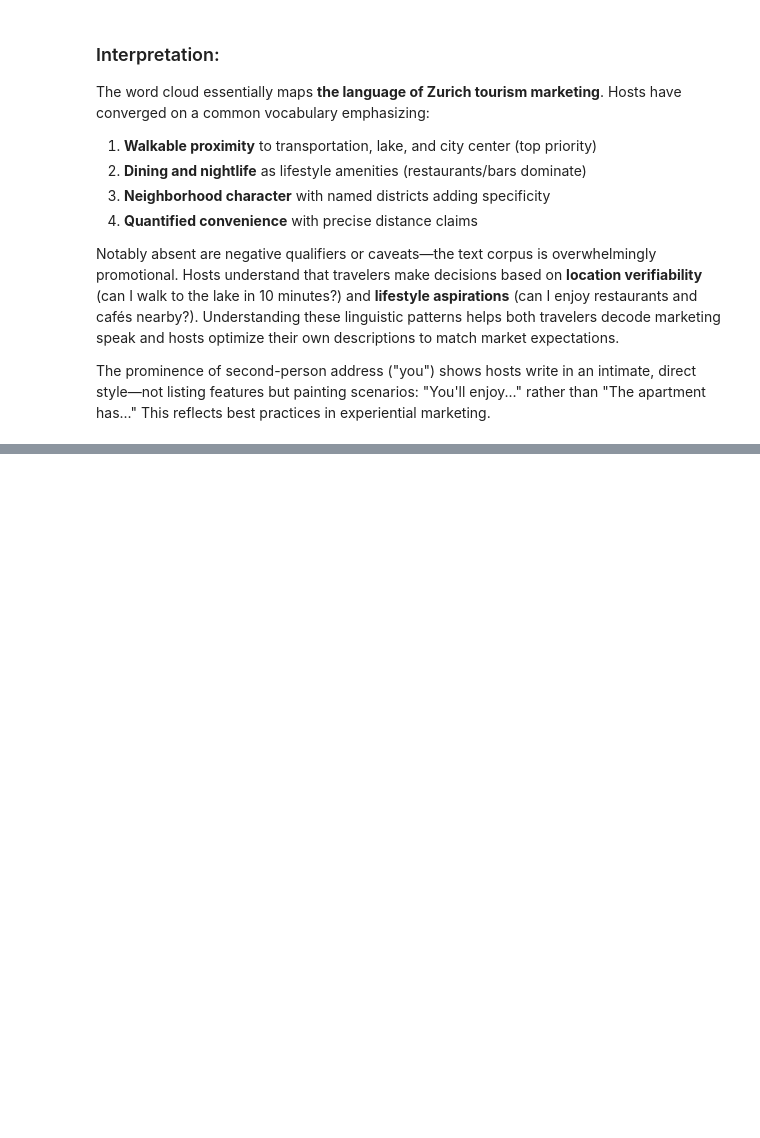
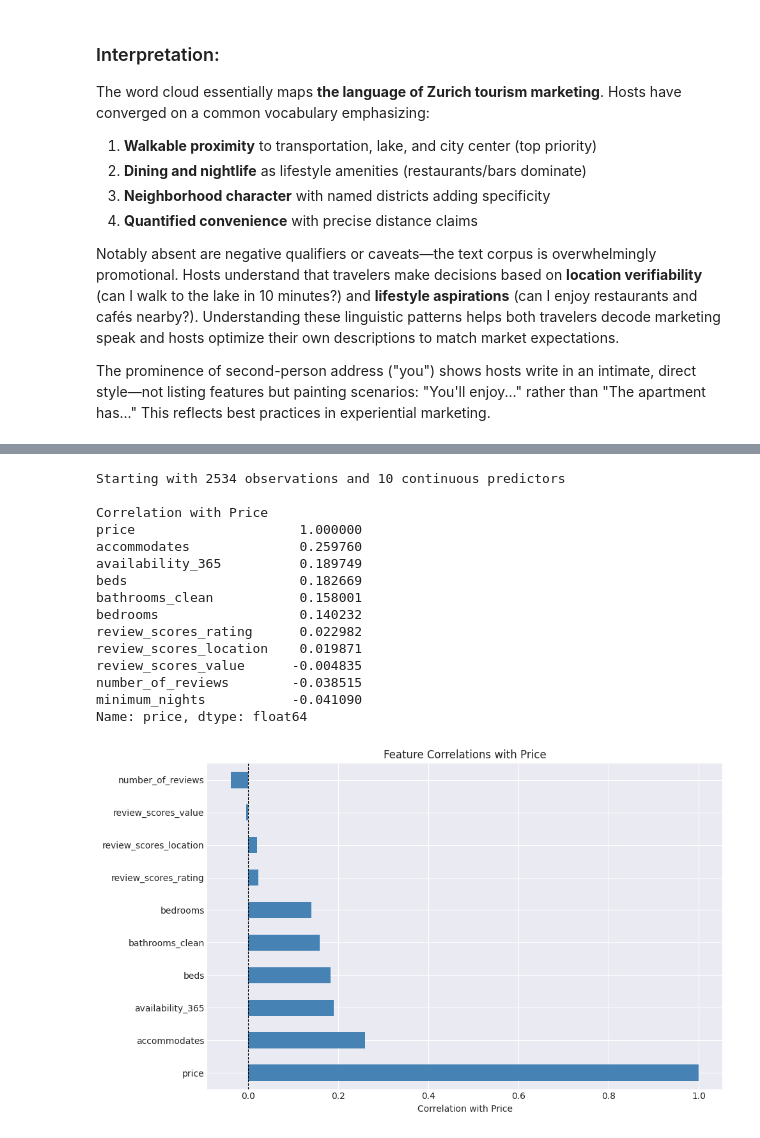
Before and after one commit to samarthya/METAD699-Project, a Jupyter notebook: zurich_airbnb.ipynb, the cells around one changed output, grey strips where cells are left out. Drawn from its saved outputs; the diff is of its cells as text; code cells hidden in the pictures; blank space fills up the shorter version.

```diff
--- a/zurich_airbnb.ipynb
+++ b/zurich_airbnb.ipynb
@@ -926,0 +976,56 @@ The prominence of second-person address ("you") shows hosts write in an intimate
+# %%
+# Feature engineering and selection
+# Create dummy variables for categorical predictors
+
+# Select candidate predictors
+# Continuous variables
+continuous_predictors = [
+    'accommodates', 'bedrooms', 'beds', 'bathrooms_clean',
+    'number_of_reviews', 'review_scores_rating',
+    'review_scores_location', 'review_scores_value',
+    'availability_365', 'minimum_nights'
+]
+
+# Categorical variables
+categorical_predictors = ['room_type', 'neighbourhood_cleansed']
+
+# Create feature dataframe
+df_model = df_regression[continuous_predictors + categorical_predictors + ['price']].copy()
+
+# Handle any remaining missing values in predictors
+for col in continuous_predictors:
+    df_model[col] = df_model[col].fillna(df_model[col].median())
+
+print(f"Starting with {len(df_model)} observations and {len(continuous_predictors)} continuous predictors")
+
+# Check correlations with price
+print("\nCorrelation with Price")
+correlations = df_model[continuous_predictors + ['price']].corr()['price'].sort_values(ascending=False)
+print(correlations)
+
+# Visualize correlations
+plt.figure(figsize=(10, 6))
+correlations[:-1].plot(kind='barh', color='steelblue')
+plt.xlabel('Correlation with Price')
+plt.title('Feature Correlations with Price')
+plt.axvline(x=0, color='black', linestyle='--', linewidth=0.8)
+plt.tight_layout()
+plt.savefig('output/correlation_with_price.png')
+plt.show()
+# %% [output]
+Starting with 2534 observations and 10 continuous predictors
+
+Correlation with Price
+price                     1.000000
+accommodates              0.259760
+availability_365          0.189749
+beds                      0.182669
+bathrooms_clean           0.158001
+bedrooms                  0.140232
+review_scores_rating      0.022982
+review_scores_location    0.019871
+review_scores_value      -0.004835
+number_of_reviews        -0.038515
+minimum_nights           -0.041090
+Name: price, dtype: float64
+[figure, added]
```
Also changed, not shown: parts of 6 cells of this notebook.
